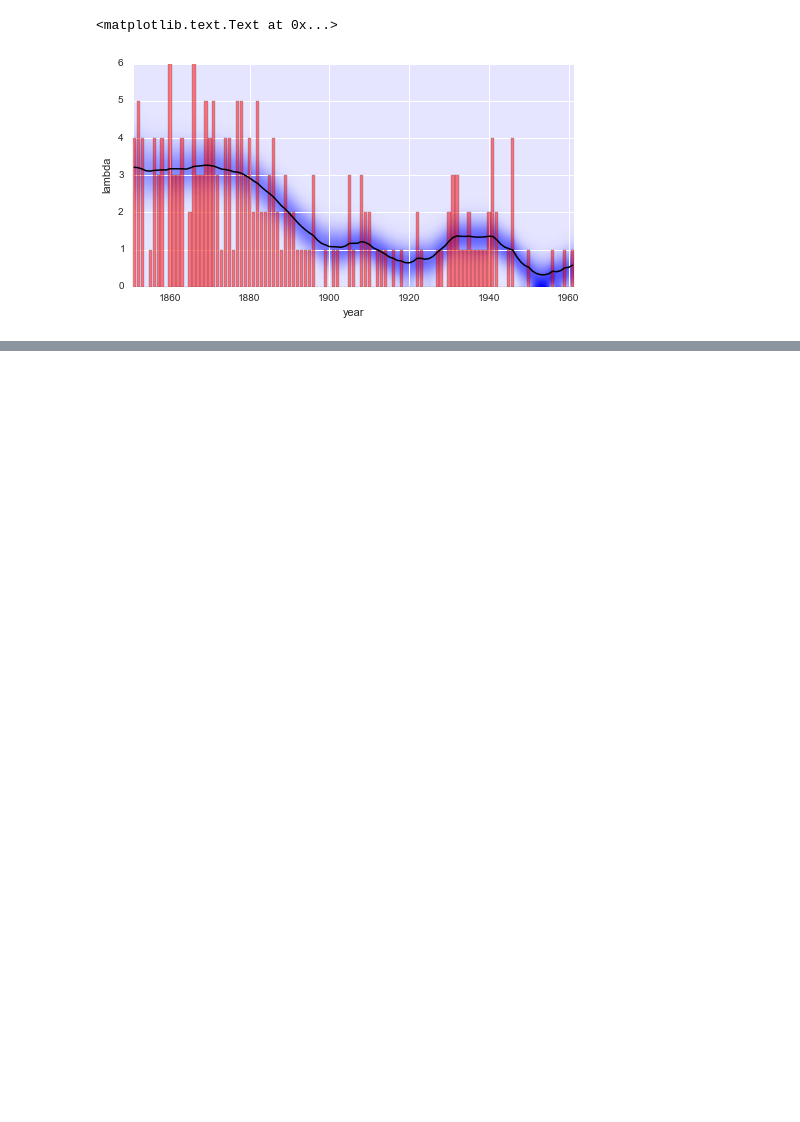
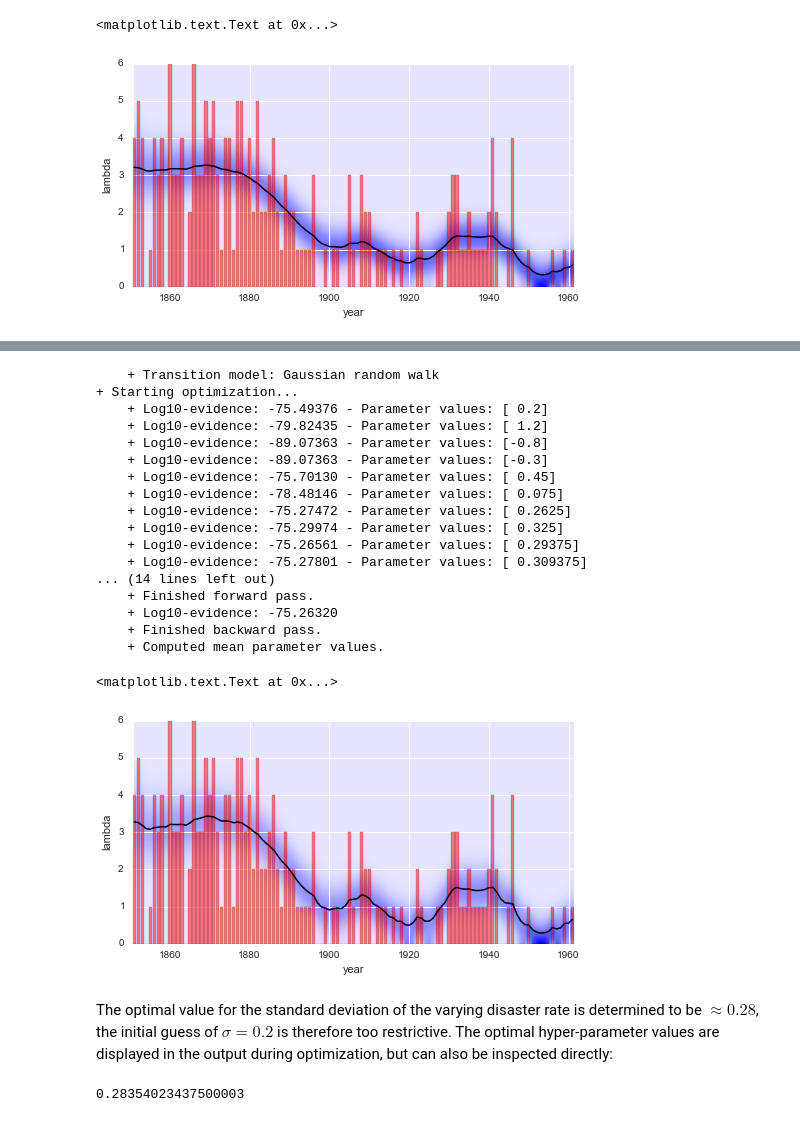
Before and after one commit to christophmark/bayesloop, a Jupyter notebook: docs/bayesloop_tutorial.ipynb, the cells around one changed output, grey strips where cells are left out. Drawn from its saved outputs; the diff is of its cells as text; code cells hidden in the pictures; blank space fills up the shorter version.

```diff
--- a/docs/bayesloop_tutorial.ipynb
+++ b/docs/bayesloop_tutorial.ipynb
@@ -151,0 +182,37 @@ From this first analysis, we may conclude that before $1880$, an average of $\ap
+# %%
+K = bl.transitionModels.GaussianRandomWalk(sigma=0.2)
+S.setTransitionModel(K)
+
+S.optimize()
+
+plt.figure(figsize=(8, 4))
+plt.bar(range(1851, 1962), S.rawData, align='center', facecolor='r', alpha=.5)
+bl.plotParameterEvolution(S, param='lambda', xLower=1851, xUpper=1962)
+plt.xlim([1850, 1962])
+plt.xlabel('year')
+# %% [output]
+    + Transition model: Gaussian random walk
++ Starting optimization...
+    + Log10-evidence: -75.49376 - Parameter values: [ 0.2]
+    + Log10-evidence: -79.82435 - Parameter values: [ 1.2]
+    + Log10-evidence: -89.07363 - Parameter values: [-0.8]
+    + Log10-evidence: -89.07363 - Parameter values: [-0.3]
+    + Log10-evidence: -75.70130 - Parameter values: [ 0.45]
+    + Log10-evidence: -78.48146 - Parameter values: [ 0.075]
+    + Log10-evidence: -75.27472 - Parameter values: [ 0.2625]
+    + Log10-evidence: -75.29974 - Parameter values: [ 0.325]
+    + Log10-evidence: -75.26561 - Parameter values: [ 0.29375]
+    + Log10-evidence: -75.27801 - Parameter values: [ 0.309375]
+... (14 lines left out)
+    + Finished forward pass.
+    + Log10-evidence: -75.26320
+    + Finished backward pass.
+    + Computed mean parameter values.
+<matplotlib.text.Text at 0x...>
+[figure, added]
+# %% [markdown]
+The optimal value for the standard deviation of the varying disaster rate is determined to be $\approx 0.28$, the initial guess of $\sigma = 0.2$ is therefore too restrictive. The optimal hyper-parameter values are displayed in the output during optimization, but can also be inspected directly:
+# %%
+S.transitionModel.hyperParameters['sigma']
+# %% [output]
+0.28354023437500003
```
Also changed, not shown: parts of 18 cells of this notebook.
